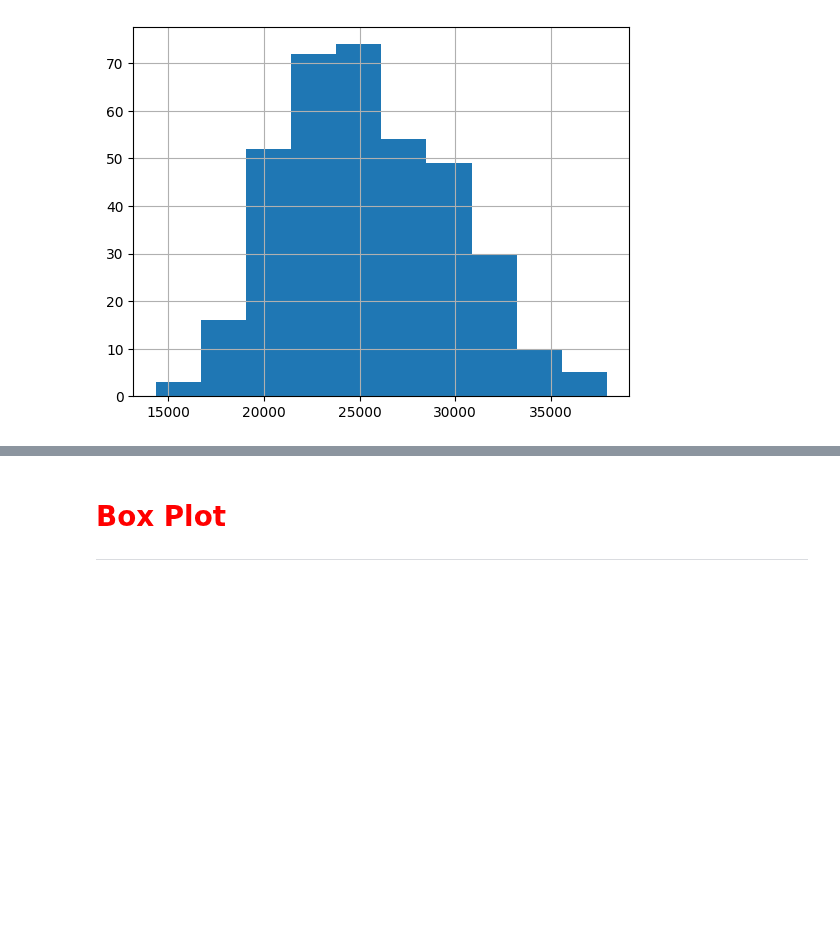
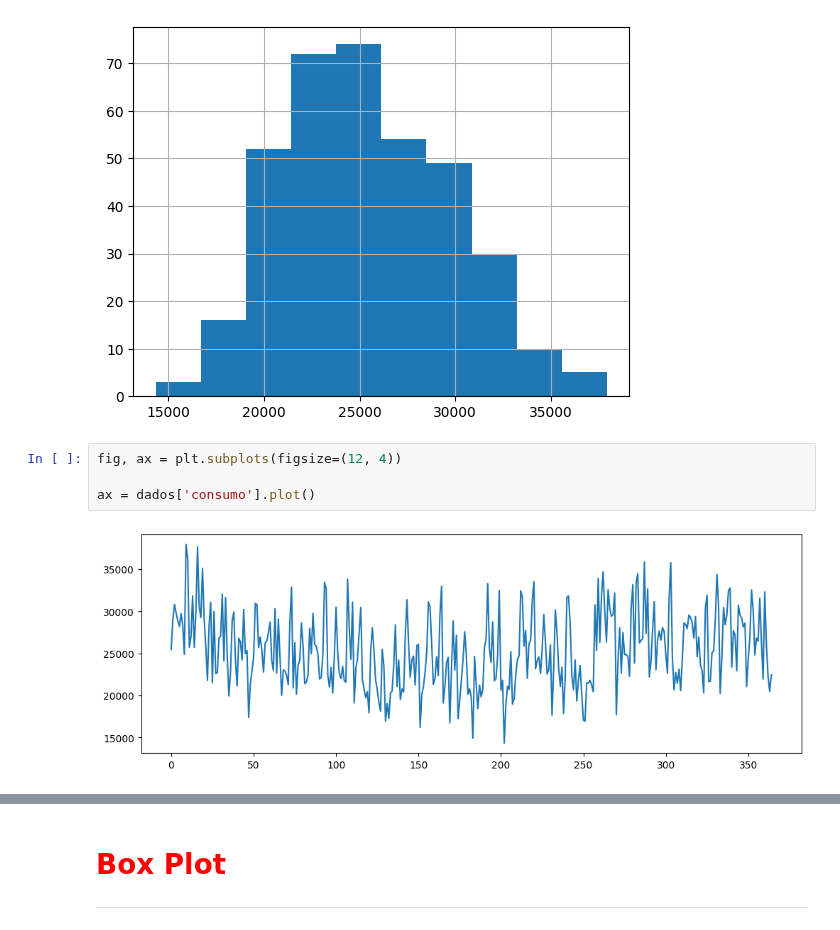
Before and after one commit to angelomaia/alura-cursos, a Jupyter notebook: Formação Estatística com Python/Regressao_Linear_1/Regressao_Linear.ipynb, the cells around one changed output, grey strips where cells are left out. Saved outputs shown, nothing was run; the diff lists cells and outputs as text; blank space fills up the shorter version.

```diff
--- a/Formação Estatística com Python/Regressao_Linear_1/Regressao_Linear.ipynb
+++ b/Formação Estatística com Python/Regressao_Linear_1/Regressao_Linear.ipynb
@@ -109,3 +109,9 @@ dados.consumo.hist()
 # %% [output]
 <Axes: >
 [figure]
+# %%
+fig, ax = plt.subplots(figsize=(12, 4))
+
+ax = dados['consumo'].plot()
+# %% [output]
+[figure, added]
```
Also changed, not shown: parts of 9 cells of this notebook.
